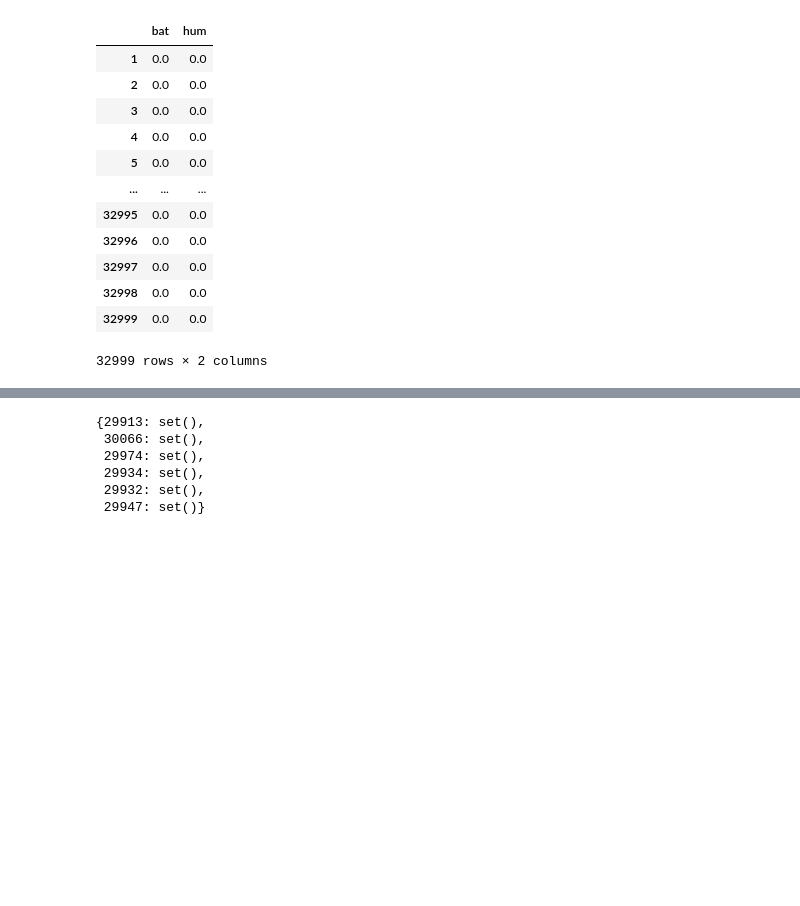
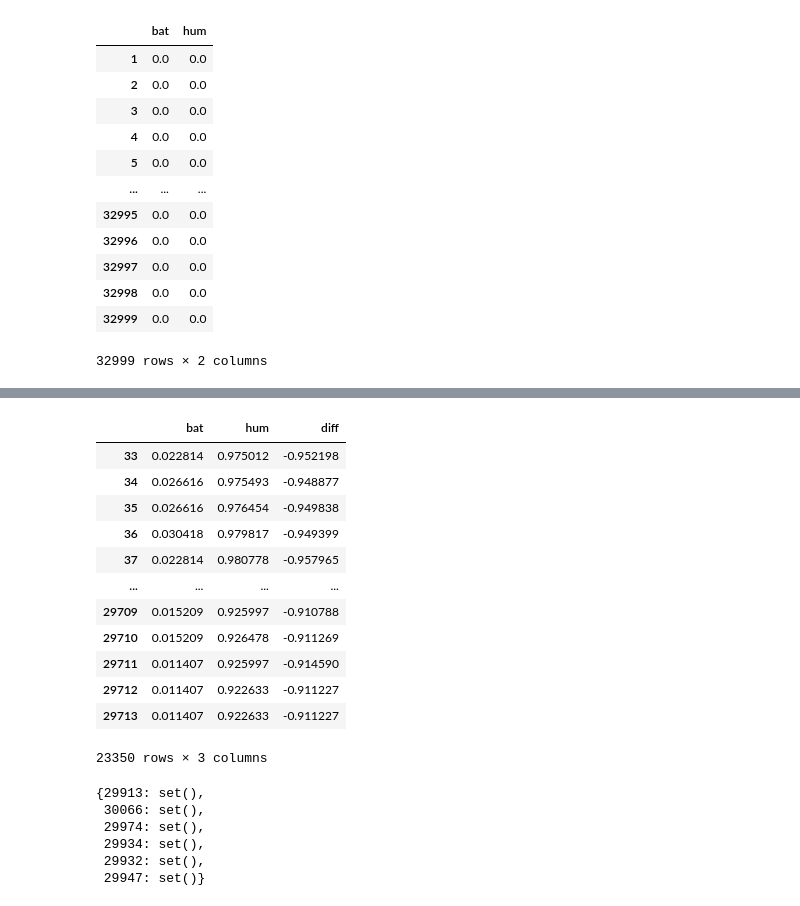
Before and after one commit to wis-janusz/PORT-EK2, a Jupyter notebook: notebooks/bat_analysis.ipynb, the cells around one changed output, grey strips where cells are left out. Saved outputs shown, nothing was run; the diff lists cells and outputs as text; code cells hidden in the pictures; blank space fills up the shorter version.

```diff
--- a/notebooks/bat_analysis.ipynb
+++ b/notebooks/bat_analysis.ipynb
@@ -577,3 +607,19 @@ plt.savefig("../output/bat/bat_ref_free_coverage_diference.svg", dpi=600, format
+# %%
+reference_free_coverage[reference_free_coverage["diff"] < -0.9]
+# %% [output]
+|  | bat | hum | diff |
+| 33 | 0.022814 | 0.975012 | -0.952198 |
+| 34 | 0.026616 | 0.975493 | -0.948877 |
+| 35 | 0.026616 | 0.976454 | -0.949838 |
+| 36 | 0.030418 | 0.979817 | -0.949399 |
+| 37 | 0.022814 | 0.980778 | -0.957965 |
+| ... | ... | ... | ... |
+| 29709 | 0.015209 | 0.925997 | -0.910788 |
+| 29710 | 0.015209 | 0.926478 | -0.911269 |
+| 29711 | 0.011407 | 0.925997 | -0.914590 |
+| 29712 | 0.011407 | 0.922633 | -0.911227 |
+| 29713 | 0.011407 | 0.922633 | -0.911227 |
+23350 rows × 3 columns
 # %%
 peak_indices, peak_dict = find_peaks(reference_free_coverage["diff"], height=(None, None))
 top_peaks = np.argpartition(peak_dict["peak_heights"], -6)[-6:]
```
Also changed, not shown: parts of 5 cells of this notebook.
